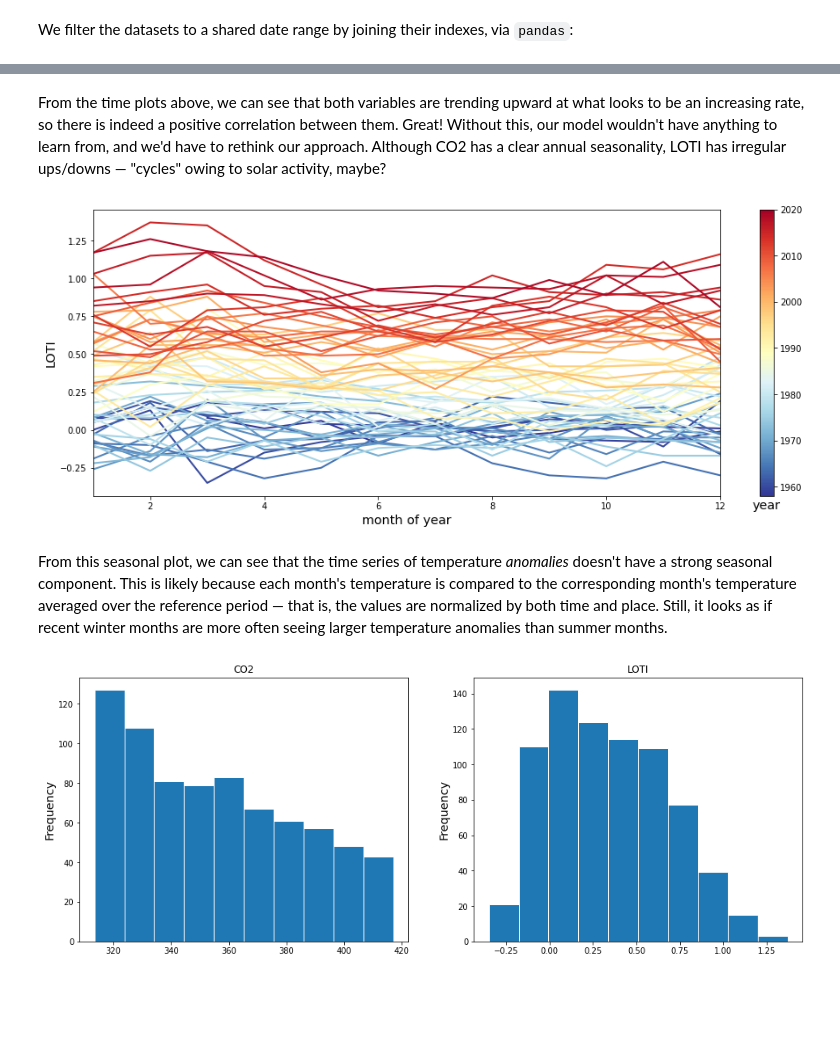
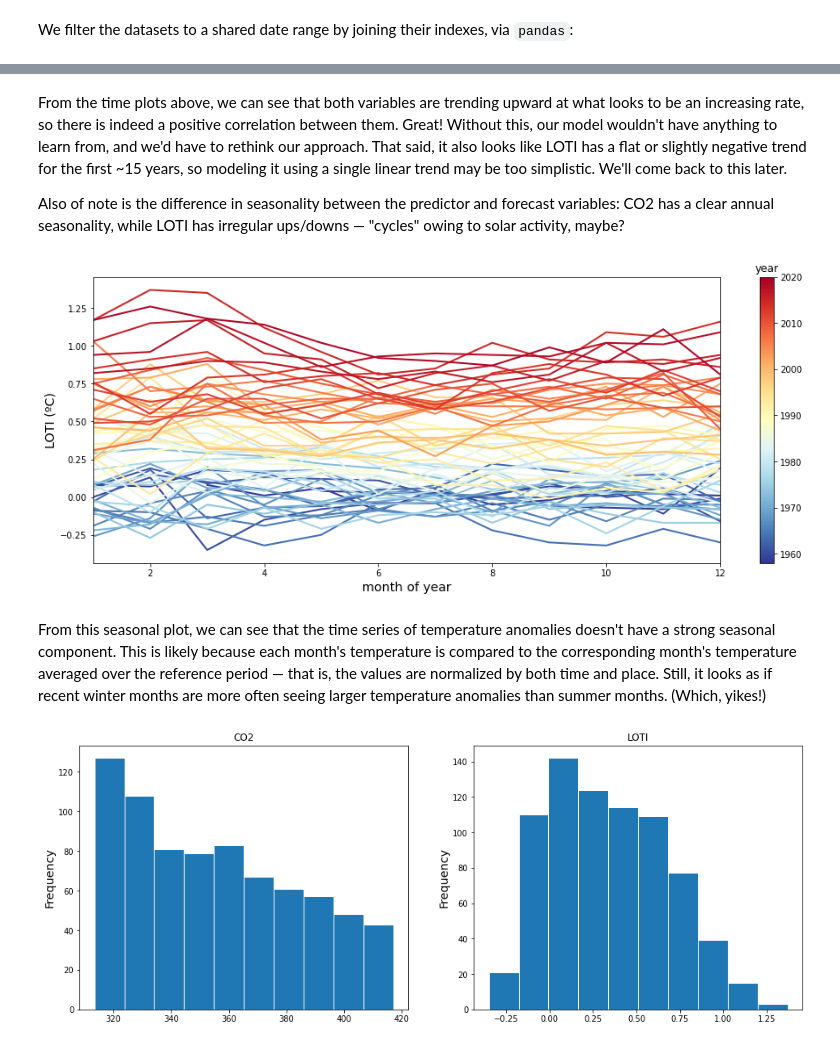
Before and after one commit to bdewilde/data-dives, a Jupyter notebook: notebooks/time-series-forecasting-regression.ipynb, the cells around one changed output, grey strips where cells are left out. Drawn from its saved outputs; the diff is of its cells as text; code cells hidden in the pictures; blank space fills up the shorter version.

```diff
--- a/notebooks/time-series-forecasting-regression.ipynb
+++ b/notebooks/time-series-forecasting-regression.ipynb
@@ -184,22 +185,16 @@ _ = tsf.viz.plot_time_series(
 # %% [markdown]
-From the time plots above, we can see that both variables are trending upward at what looks to be an increasing rate, so there is indeed a positive correlation between them. Great! Without this, our model wouldn't have anything to learn from, and we'd have to rethink our approach. Although CO2 has a clear annual seasonality, LOTI has irregular ups/downs — "cycles" owing to solar activity, maybe?
+From the time plots above, we can see that both variables are trending upward at what looks to be an increasing rate, so there is indeed a positive correlation between them. Great! Without this, our model wouldn't have anything to learn from, and we'd have to rethink our approach. That said, it also looks like LOTI has a flat or slightly negative trend for the first ~15 years, so modeling it using a single linear trend may be too simplistic. We'll come back to this later.
+
+Also of note is the difference in seasonality between the predictor and forecast variables: CO2 has a clear annual seasonality, while LOTI has irregular ups/downs — "cycles" owing to solar activity, maybe?
-# %%
-data_grped = data["LOTI"].groupby(by=data.index.year)
-
-fig, ax = plt.subplots()
-cmap = plt.cm.get_cmap(name="RdYlBu_r")
-cmap_norm = mpl.colors.Normalize(vmin=data.index.year.min(), vmax=data.index.year.max())
-for i, (year, grp) in enumerate(data_grped):
-    ax.plot(grp.index.month, grp.values, color=cmap(i / len(data_grped)), label=year)
-cbar = fig.colorbar(plt.cm.ScalarMappable(norm=cmap_norm, cmap=cmap), ax=ax)
-cbar.ax.set_xlabel("year")
-_ = ax.set_ylabel("LOTI")
-_ = ax.set_xlabel("month of year")
-_ = ax.set_xlim(left=1, right=12)
-# %% [output]
-[figure, removed]
+# %%
+ax = tsf.viz.plot_seasonal_periods(data["LOTI"].groupby(by=data.index.year), "month", cmap="RdYlBu_r")
+_ = ax.set_xlabel("month of year")
+_ = ax.set_ylabel("LOTI (ºC)")
+_ = ax.figure.axes[-1].set_title("year")
+# %% [output]
+[figure, added]
 # %% [markdown]
-From this seasonal plot, we can see that the time series of temperature _anomalies_ doesn't have a strong seasonal component. This is likely because each month's temperature is compared to the corresponding month's temperature averaged over the reference period — that is, the values are normalized by both time and place. Still, it looks as if recent winter months are more often seeing larger temperature anomalies than summer months.
+From this seasonal plot, we can see that the time series of temperature anomalies doesn't have a strong seasonal component. This is likely because each month's temperature is compared to the corresponding month's temperature averaged over the reference period — that is, the values are normalized by both time and place. Still, it looks as if recent winter months are more often seeing larger temperature anomalies than summer months. (Which, yikes!)
 # %%
 fig, axes = plt.subplots(ncols=2)
 _ = data["CO2"].plot.hist(title="CO2", ec="white", ax=axes[0])
```
Also changed, not shown: parts of 67 cells of this notebook.
